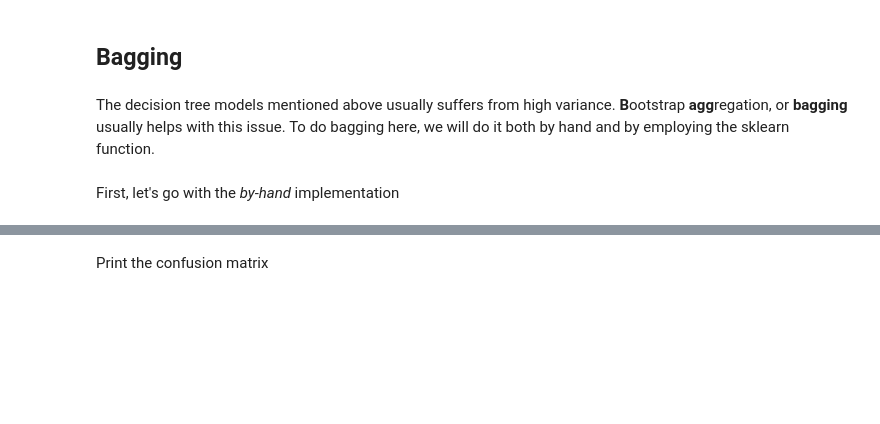
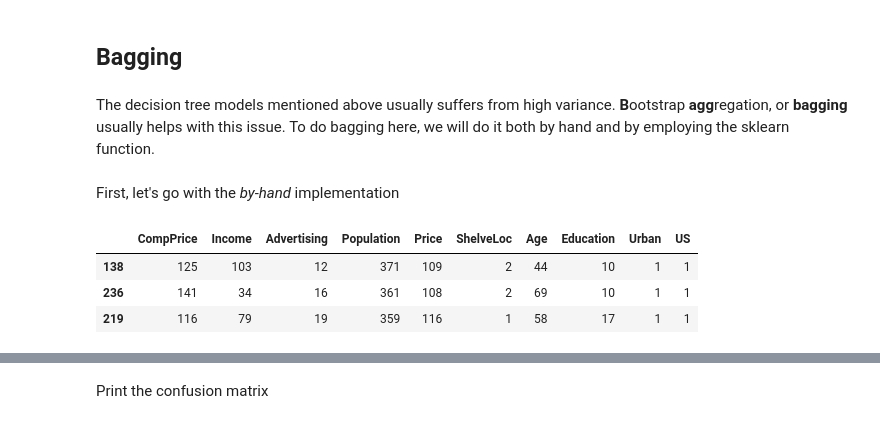
Before and after one commit to ICAI-IMAT-ML/p2-8-202304626, a Jupyter notebook: notebook/Lab2_8_Trees.ipynb, the cells around one changed output, grey strips where cells are left out. Cells and saved outputs as stored; diff of their text form; code cells hidden in the pictures; blank space fills up the shorter version.

```diff
--- a/notebook/Lab2_8_Trees.ipynb
+++ b/notebook/Lab2_8_Trees.ipynb
@@ -642,3 +642,10 @@ Now we will try out some of the ensemble methods from class. Remember there is a
 The decision tree models mentioned above usually suffers from high variance. **B**ootstrap **agg**regation, or **bagging** usually helps with this issue. To do bagging here, we will do it both by hand and by employing the sklearn function.
 # %% [markdown]
 First, let's go with the *by-hand* implementation
+# %%
+X_train.iloc[[0,1,2]]
+# %% [output]
+|  | CompPrice | Income | Advertising | Population | Price | ShelveLoc | Age | Education | Urban | US |
+| 138 | 125 | 103 | 12 | 371 | 109 | 2 | 44 | 10 | 1 | 1 |
+| 236 | 141 | 34 | 16 | 361 | 108 | 2 | 69 | 10 | 1 | 1 |
+| 219 | 116 | 79 | 19 | 359 | 116 | 1 | 58 | 17 | 1 | 1 |
```
Also changed, not shown: parts of 20 cells of this notebook.
